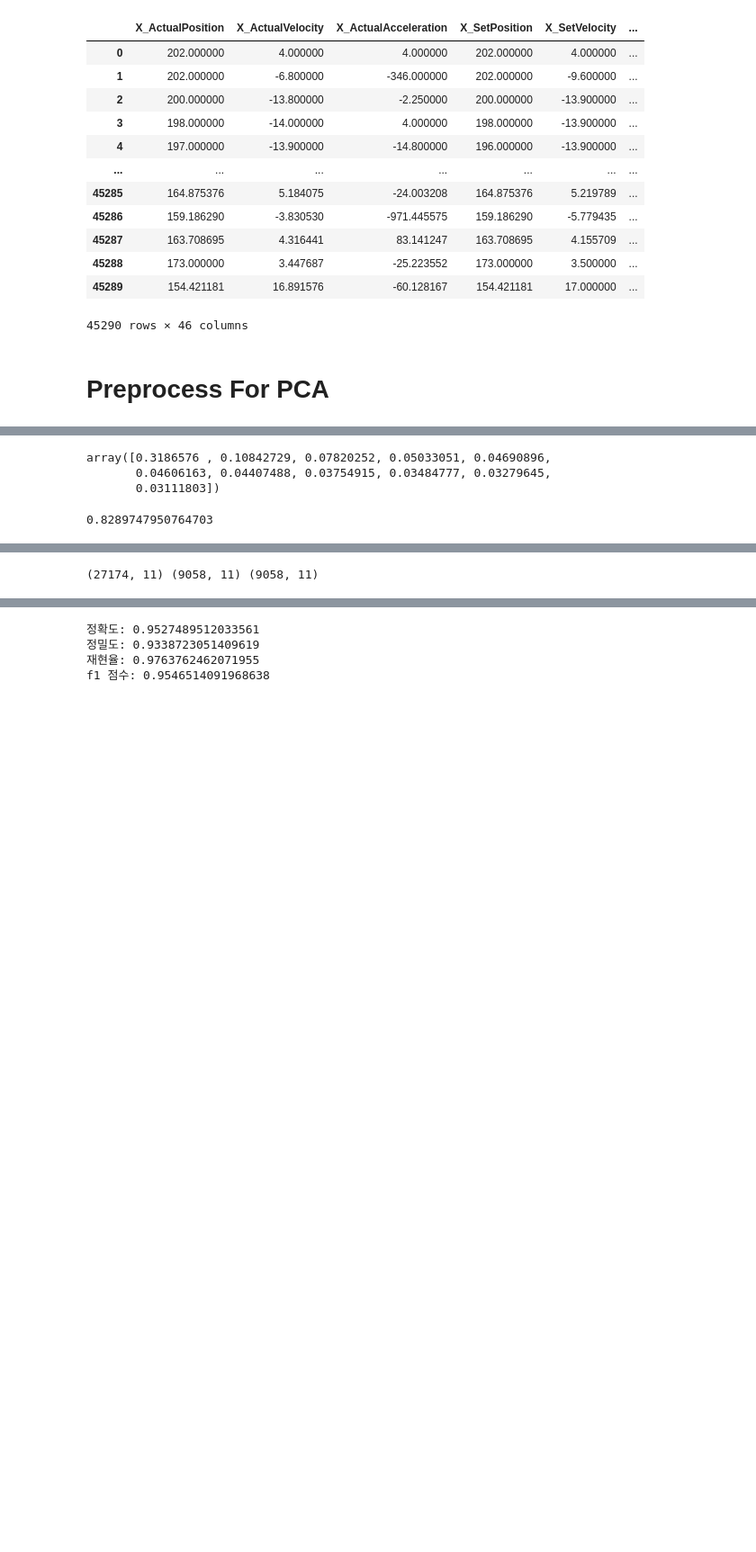
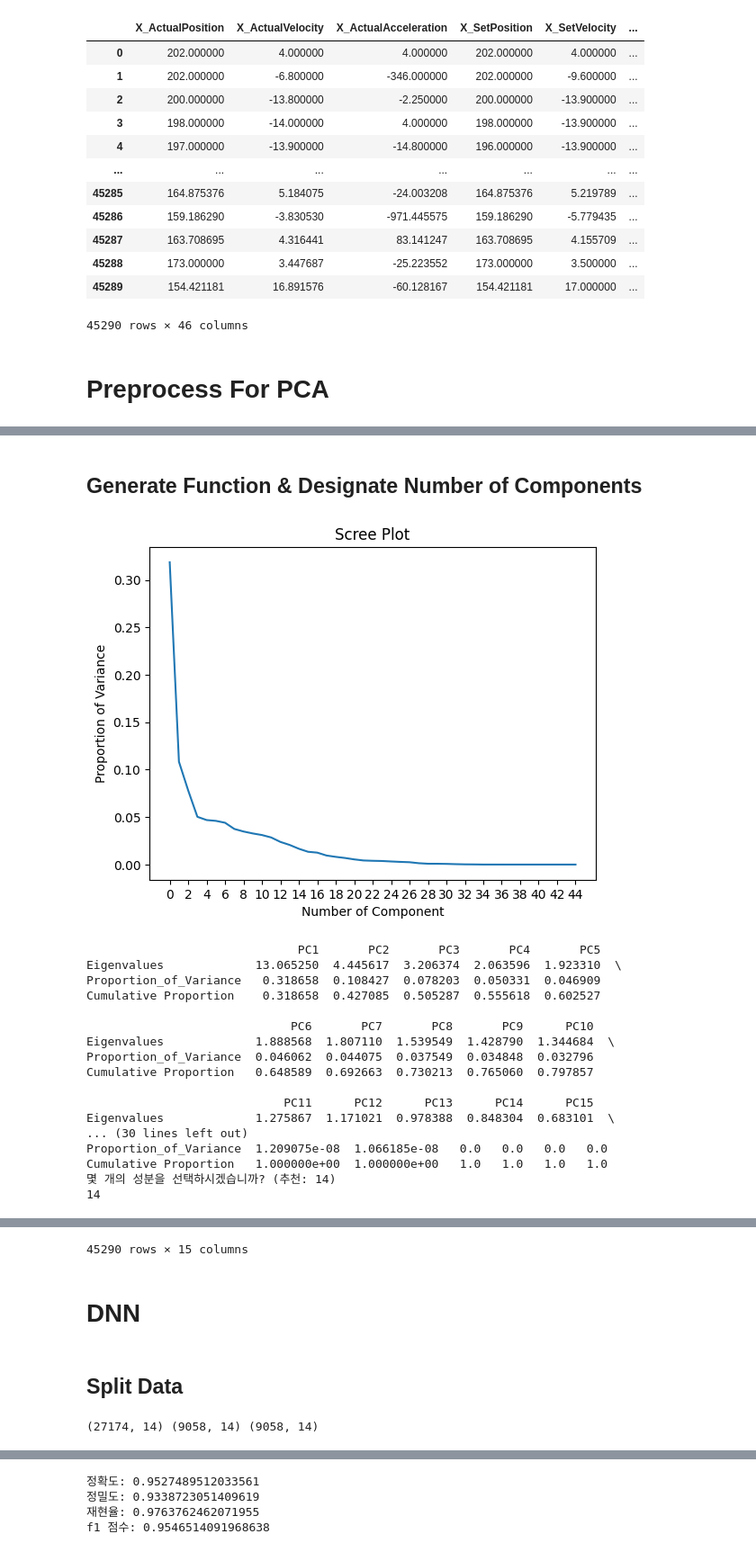
Before and after one commit to GwangAnLeeDunKinDonass/MOS, a Jupyter notebook: preprocess.ipynb, the cells around one changed output, grey strips where cells are left out. Shown: that part at 90% size. Drawn from its saved outputs; the diff is of its cells as text; code cells hidden in the pictures; blank space fills up the shorter version.

```diff
--- a/preprocess.ipynb
+++ b/preprocess.ipynb
@@ -168,8 +78,0 @@ explained_variances
-# %%
-a = 0
-lst = []
-
-for idx, var in enumerate(explained_variances):
-    a += var
-    print(idx, a)
-    lst.append(a)
@@ -223,10 +79,2 @@ pdf.to_csv('./dataset/gen/pca_df.csv',index=False)
-# %%
-pca.explained_variance_ratio_
-# %% [output]
-array([0.3186576 , 0.10842729, 0.07820252, 0.05033051, 0.04690896,
-       0.04606163, 0.04407488, 0.03754915, 0.03484777, 0.03279645,
-       0.03111803])
-# %%
-sum(pca.explained_variance_ratio_)
-# %% [output]
-0.8289747950764703
+# %% [markdown]
+## Generate Function & Designate Number of Components
@@ -232,0 +115,41 @@ sum(pca.explained_variance_ratio_)
+# %%
+y = ori_df['error']
+x = ori_df.drop(['error'],axis=1)
+
+df_for_explain = pca_recommender(x,y)
+print(df_for_explain)
+
+# rec_pca = PCA(n_components='mle', svd_solver = 'full')
+# rec_printcipalComponents = rec_pca.fit_transform(x)
+for col in range(len(df_for_explain.columns)):
+    if df_for_explain.iloc[2,col] > 0.9:
+        num_PC = col+1
+        break
+
+compo = int(input(f'몇 개의 성분을 선택하시겠습니까? (추천: {num_PC})\n'))
+
+pca = PCA(n_components=compo)
+printcipalComponents = pca.fit_transform(x)
+pdf = pd.DataFrame(data=printcipalComponents,
+                   columns = [f'PC{num+1}' for num in range(len(printcipalComponents[0]))])
+pdf['error'] = y
+pdf
+# %% [output]
+[figure, added]
+                              PC1       PC2       PC3       PC4       PC5
+Eigenvalues             13.065250  4.445617  3.206374  2.063596  1.923310  \
+Proportion_of_Variance   0.318658  0.108427  0.078203  0.050331  0.046909
+Cumulative Proportion    0.318658  0.427085  0.505287  0.555618  0.602527
+
+                             PC6       PC7       PC8       PC9      PC10
+Eigenvalues             1.888568  1.807110  1.539549  1.428790  1.344684  \
+Proportion_of_Variance  0.046062  0.044075  0.037549  0.034848  0.032796
+Cumulative Proportion   0.648589  0.692663  0.730213  0.765060  0.797857
+
+                            PC11      PC12      PC13      PC14      PC15
+Eigenvalues             1.275867  1.171021  0.978388  0.848304  0.683101  \
+... (30 lines left out)
+Proportion_of_Variance  1.209075e-08  1.066185e-08   0.0   0.0   0.0   0.0
+Cumulative Proportion   1.000000e+00  1.000000e+00   1.0   1.0   1.0   1.0
+몇 개의 성분을 선택하시겠습니까? (추천: 14)
+14
@@ -232,0 +168 @@ sum(pca.explained_variance_ratio_)
+45290 rows × 15 columns
@@ -233,3 +187,7 @@ sum(pca.explained_variance_ratio_)
+# %% [markdown]
+# DNN
+# %% [markdown]
+## Split Data
 # %%
 x_data = pdf.iloc[:,:len(pdf.columns)-1].to_numpy()
 y_data = pdf.iloc[:,-1].to_numpy()
@@ -238,7 +196,7 @@ x_train, x_test, y_train, y_test = train_test_split(x_data, y_data, test_size=0.
 x_train, x_val, y_train, y_val = train_test_split(x_train, y_train, test_size=0.25, random_state=0)
 print(x_train.shape, x_val.shape, x_test.shape)
 # %% [output]
-(27174, 11) (9058, 11) (9058, 11)
+(27174, 14) (9058, 14) (9058, 14)
 # %%
 x_train = x_train.reshape(x_train.shape[0],-1,1)
 x_val = x_val.reshape(x_val.shape[0],-1,1)
```
Also changed, not shown: parts of 27 cells of this notebook.
